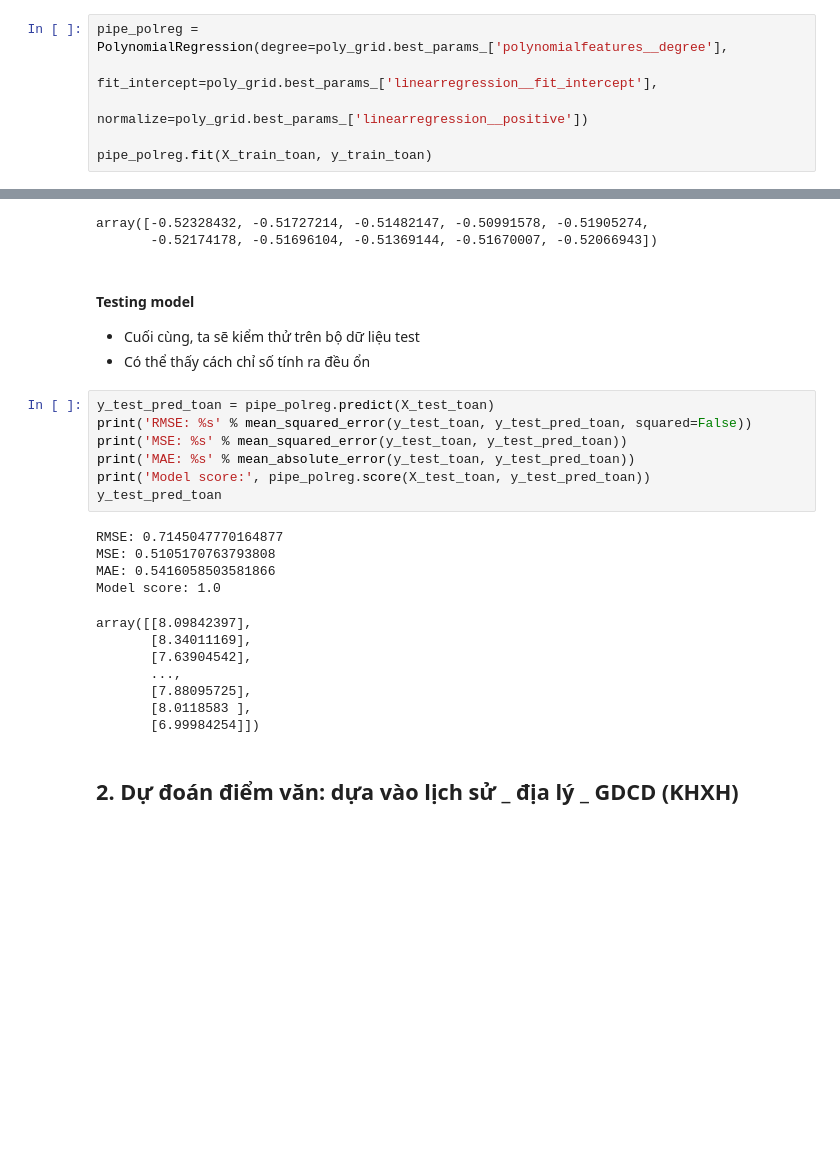
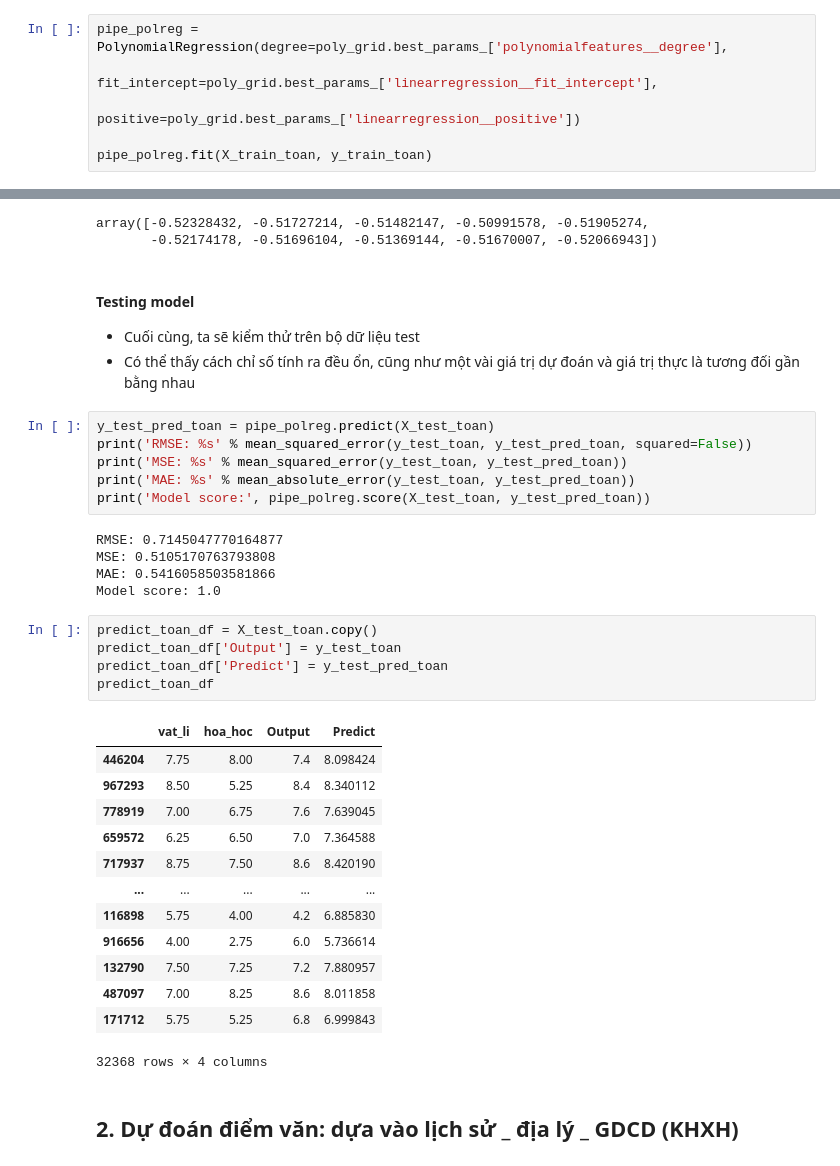
Before and after one commit to ntp-shin/Introduction_to_Data_Science, a Jupyter notebook: 4.2_Predict-Regression.ipynb, the cells around one changed output, grey strips where cells are left out. Cells and saved outputs as stored; diff of their text form; blank space fills up the shorter version.

```diff
--- a/4.2_Predict-Regression.ipynb
+++ b/4.2_Predict-Regression.ipynb
@@ -90,7 +89,7 @@ Best Hyperparameters: {'linearregression__fit_intercept': True, 'linearregressio
 # %%
 pipe_polreg = PolynomialRegression(degree=poly_grid.best_params_['polynomialfeatures__degree'],
                                    fit_intercept=poly_grid.best_params_['linearregression__fit_intercept'],
-                                   normalize=poly_grid.best_params_['linearregression__positive'])
+                                   positive=poly_grid.best_params_['linearregression__positive'])
 
 pipe_polreg.fit(X_train_toan, y_train_toan)
 # %% [output]
@@ -108,26 +107,37 @@ array([-0.52328432, -0.51727214, -0.51482147, -0.50991578, -0.51905274,
 # %% [markdown]
 #### Testing model
 - Cuối cùng, ta sẽ kiểm thử trên bộ dữ liệu test
-- Có thể thấy cách chỉ số tính ra đều ổn
+- Có thể thấy cách chỉ số tính ra đều ổn, cũng như một vài giá trị dự đoán và giá trị thực là tương đối gần bằng nhau
 # %%
 y_test_pred_toan = pipe_polreg.predict(X_test_toan)
 print('RMSE: %s' % mean_squared_error(y_test_toan, y_test_pred_toan, squared=False))
 print('MSE: %s' % mean_squared_error(y_test_toan, y_test_pred_toan))
 print('MAE: %s' % mean_absolute_error(y_test_toan, y_test_pred_toan))
 print('Model score:', pipe_polreg.score(X_test_toan, y_test_pred_toan))
-y_test_pred_toan
 # %% [output]
 RMSE: 0.7145047770164877
 MSE: 0.5105170763793808
 MAE: 0.5416058503581866
 Model score: 1.0
-array([[8.09842397],
-       [8.34011169],
-       [7.63904542],
-       ...,
-       [7.88095725],
-       [8.0118583 ],
-       [6.99984254]])
+# %%
+predict_toan_df = X_test_toan.copy()
+predict_toan_df['Output'] = y_test_toan
+predict_toan_df['Predict'] = y_test_pred_toan
+predict_toan_df
+# %% [output]
+|  | vat_li | hoa_hoc | Output | Predict |
+| 446204 | 7.75 | 8.00 | 7.4 | 8.098424 |
+| 967293 | 8.50 | 5.25 | 8.4 | 8.340112 |
+| 778919 | 7.00 | 6.75 | 7.6 | 7.639045 |
+| 659572 | 6.25 | 6.50 | 7.0 | 7.364588 |
+| 717937 | 8.75 | 7.50 | 8.6 | 8.420190 |
+| ... | ... | ... | ... | ... |
+| 116898 | 5.75 | 4.00 | 4.2 | 6.885830 |
+| 916656 | 4.00 | 2.75 | 6.0 | 5.736614 |
+| 132790 | 7.50 | 7.25 | 7.2 | 7.880957 |
+| 487097 | 7.00 | 8.25 | 8.6 | 8.011858 |
+| 171712 | 5.75 | 5.25 | 6.8 | 6.999843 |
+32368 rows × 4 columns
 # %% [markdown]
 ## **2. Dự đoán điểm văn: dựa vào lịch sử _ địa lý _ GDCD (KHXH)**
 # %% [markdown]
```
Also changed, not shown: parts of 18 cells of this notebook.
